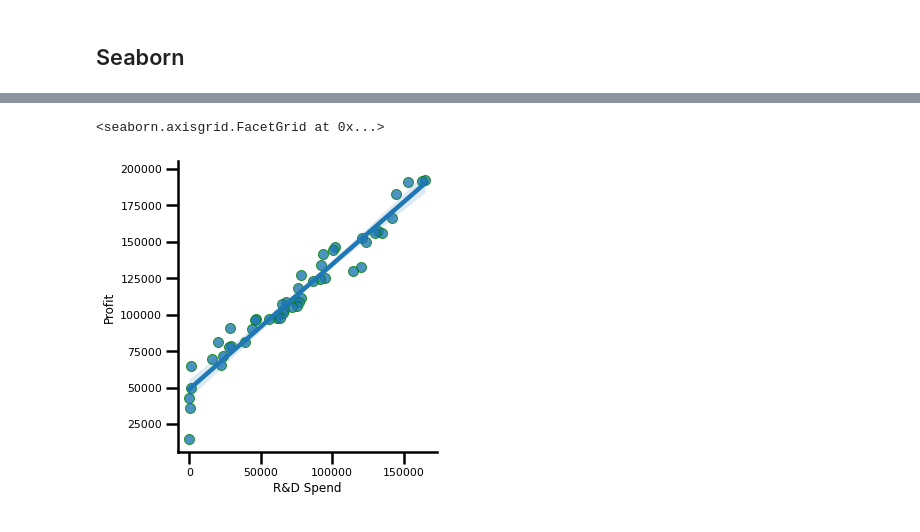
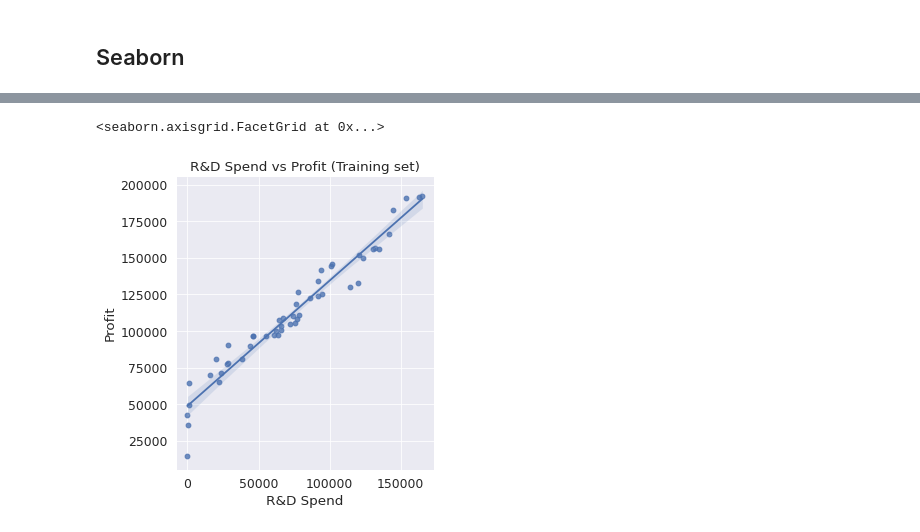
Before and after one commit to ekramasif/Basic-Machine-Learning, a Jupyter notebook: Linear_Regression.ipynb, the cells around one changed output, grey strips where cells are left out. Saved outputs shown, nothing was run; the diff lists cells and outputs as text; code cells hidden in the pictures.

```diff
--- a/Linear_Regression.ipynb
+++ b/Linear_Regression.ipynb
@@ -34,6 +34,8 @@ dataset.head(10)
 | 8 | 120542.52 | 148718.95 | 311613.29 | New York | 152211.77 |
 | 9 | 123334.88 | 108679.17 | 304981.62 | California | 149759.96 |
 # %%
-sns.distplot(dataset['Profit'],bins=5,kde=True)
+sns.set_theme(style="darkgrid")
+sns.set_context('paper', font_scale=1.4)
+sns.distplot(dataset['Profit'] , kde=True)
 # %% [output]
 <matplotlib.axes._subplots.AxesSubplot at 0x...>
@@ -133,8 +218,7 @@ sns.regplot(x = "R&D Spend", y = "Profit", marker='*', order=2, color='g', fit_r
 # %%
-# sns.lmplot(x = "R&D Spend", y = "Profit",  hue='sex', data=dataset, palette = sns.color_palette("tab10"));
-sns.set_context('poster', font_scale=0.5)
-sns.lmplot(x="R&D Spend", y="Profit", data=dataset,
-          scatter_kws={'s': 100, 'linewidth': 1, 'edgecolor': 'g'})
+'''R&D Spend vs Profit'''
+
+sns.lmplot(x="R&D Spend", y="Profit", data=dataset, height=8,  aspect=1).set(title='R&D Spend vs Profit (Training set)')
 # %% [output]
 <seaborn.axisgrid.FacetGrid at 0x...>
-[figure, old version]
+[figure, new version]
```
Also changed, not shown: parts of 18 cells of this notebook.
